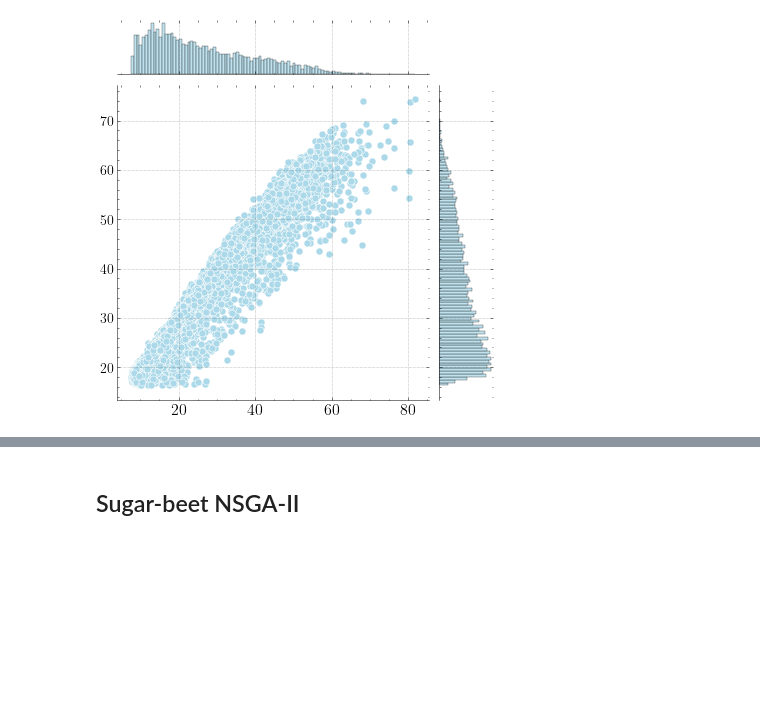
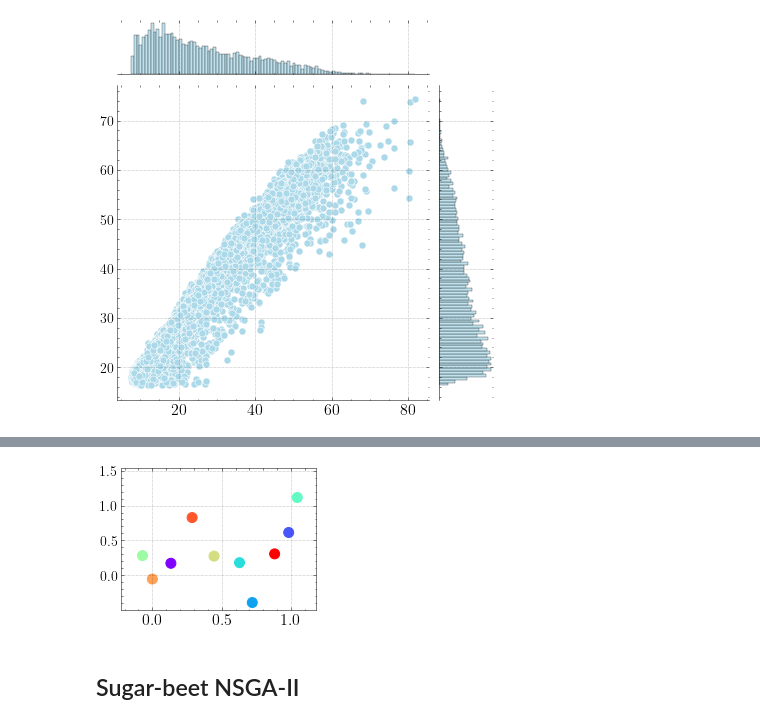
Before and after one commit to EDSEL-skoltech/multi_objective_irrigation, a Jupyter notebook: Plots_for_ICCS_review.ipynb, the cells around one changed output, grey strips where cells are left out. Cells and saved outputs as stored; diff of their text form; code cells hidden in the pictures; blank space fills up the shorter version.

```diff
--- a/Plots_for_ICCS_review.ipynb
+++ b/Plots_for_ICCS_review.ipynb
@@ -1026,3 +1099,21 @@ sns.jointplot(x=potato_irrigation_amount,
+# %%
+import matplotlib.pyplot as plt
+from matplotlib import cm
+import numpy as np
+from celluloid import Camera
+
+numpoints = 10
+points = np.random.random((2, numpoints))
+colors = cm.rainbow(np.linspace(0, 1, numpoints))
+camera = Camera(plt.figure())
+for _ in range(100):
+    points += 0.1 * (np.random.random((2, numpoints)) - .5)
+    plt.scatter(*points, c=colors, s=100)
+    camera.snap()
+anim = camera.animate(blit=True)
+anim.save('scatter.mp4')
+# %% [output]
+[figure, added]
 # %% [markdown]
 ## Sugar-beet NSGA-II
 # %%
```
Also changed, not shown: parts of 27 cells of this notebook, 3 other files.
